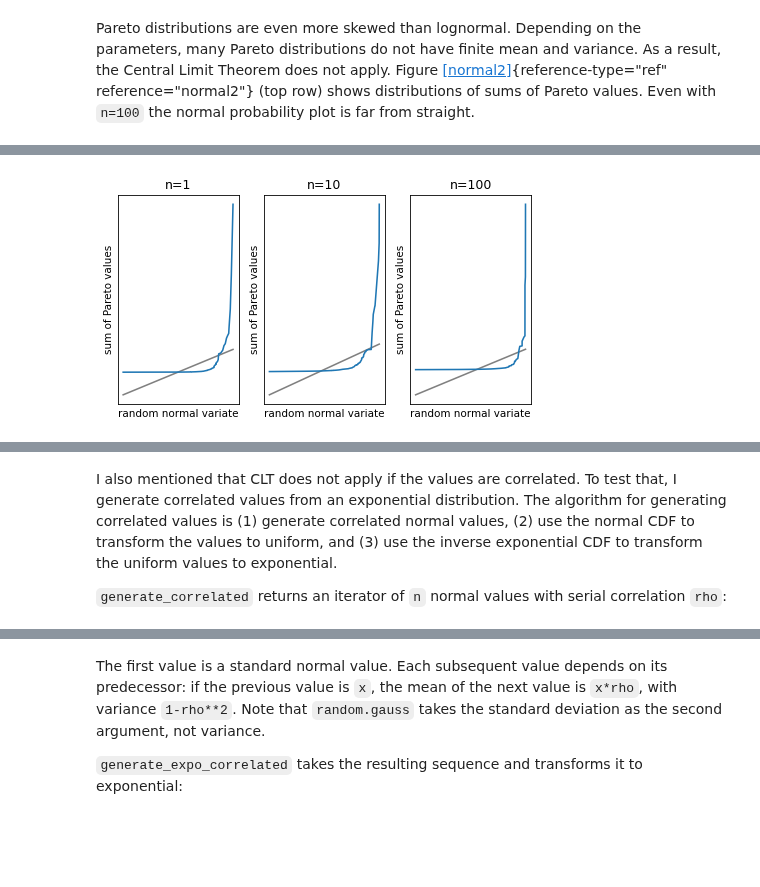
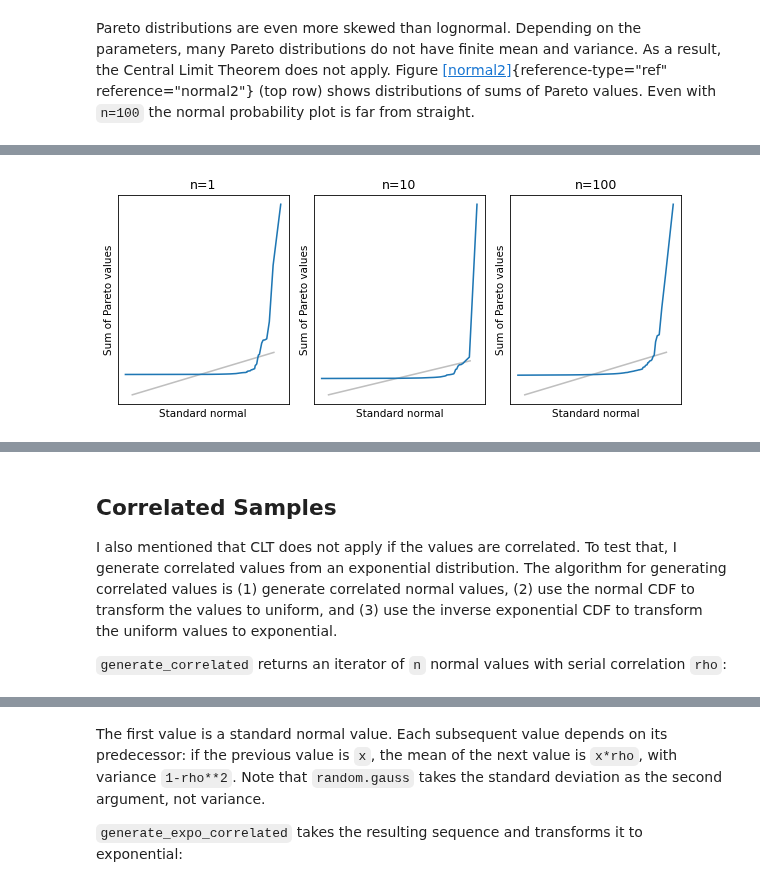
Before and after one commit to AllenDowney/ThinkStats, a Jupyter notebook: soln/chap14.ipynb, the cells around one changed output, grey strips where cells are left out. Drawn from its saved outputs; the diff is of its cells as text; code cells hidden in the pictures; blank space fills up the shorter version.

```diff
--- a/soln/chap14.ipynb
+++ b/soln/chap14.ipynb
@@ -572,3 +479,6 @@ It is easy to get `n` and `iters` confused: `n` is the number of terms in each s
 
 The return value is a list of `(n, sample)` pairs.
 For each pair, we make a normal probability plot:
+# %%
+for n, sample in sample_map.items():
+    print(n, np.mean(sample))
@@ -609,20 +522,10 @@ The following shows similar results for a lognormal distribution.
 Lognormal distributions are generally more skewed than exponential distributions, so the distribution of sums takes longer to converge.
 With `n=10` the normal probability plot is nowhere near straight, but with `n=100` it is approximately normal.
 # %%
-def make_lognormal_samples(mu=1.0, sigma=1.0, iters=1000):
-    """Generates samples from a lognormal distribution.
-
-    mu: parmeter
-    sigma: parameter
-    iters: number of samples to generate for each size
-
-    returns: list of samples
-    """
-    samples = []
-    for n in [1, 10, 100]:
-        sample = [np.sum(np.random.lognormal(mu, sigma, n)) for _ in range(iters)]
-        samples.append((n, sample))
-    return samples
+mu, sigma = 1.0, 1.0
+sample_map = {}
+for n in [1, 10, 100]:
+    sample_map[n] = [np.sum(np.random.lognormal(mu, sigma, n)) for _ in range(1001)]
 # %% [output]
 [interactive output not drawn]
 # %%
@@ -638,28 +540,20 @@ As a result, the Central Limit Theorem does not apply.
 Figure [\[normal2\]](#normal2){reference-type="ref" reference="normal2"} (top row) shows distributions of sums of Pareto values.
 Even with `n=100` the normal probability plot is far from straight.
 # %%
-def make_pareto_samples(alpha=1.0, iters=1000):
-    """Generates samples from a Pareto distribution.
-
-    alpha: parameter
-    iters: number of samples to generate for each size
-
-    returns: list of samples
-    """
-    samples = []
-    for n in [1, 10, 100]:
-        sample = [np.sum(np.random.pareto(alpha, n)) for _ in range(iters)]
-        samples.append((n, sample))
-    return samples
+alpha = 1.0
+sample_map = {}
+for n in [1, 10, 100]:
+    sample_map[n] = [np.sum(np.random.pareto(alpha, n)) for _ in range(1001)]
 # %% [output]
 [interactive output not drawn]
 # %%
-samples = make_pareto_samples()
-normal_plot_samples(samples, ylabel="sum of Pareto values")
+normal_plot_samples(sample_map, ylabel="Sum of Pareto values")
 # %% [output]
-[figure, old version]
+[figure, new version]
 [interactive output not drawn]
 # %% [markdown]
+## Correlated Samples
+
 I also mentioned that CLT does not apply if the values are correlated.
 To test that, I generate correlated values from an exponential distribution.
 The algorithm for generating correlated values is (1) generate correlated normal values, (2) use the normal CDF to transform the values to uniform, and (3) use the inverse exponential CDF to transform the uniform values to exponential.
```
Also changed, not shown: parts of 102 cells of this notebook.
